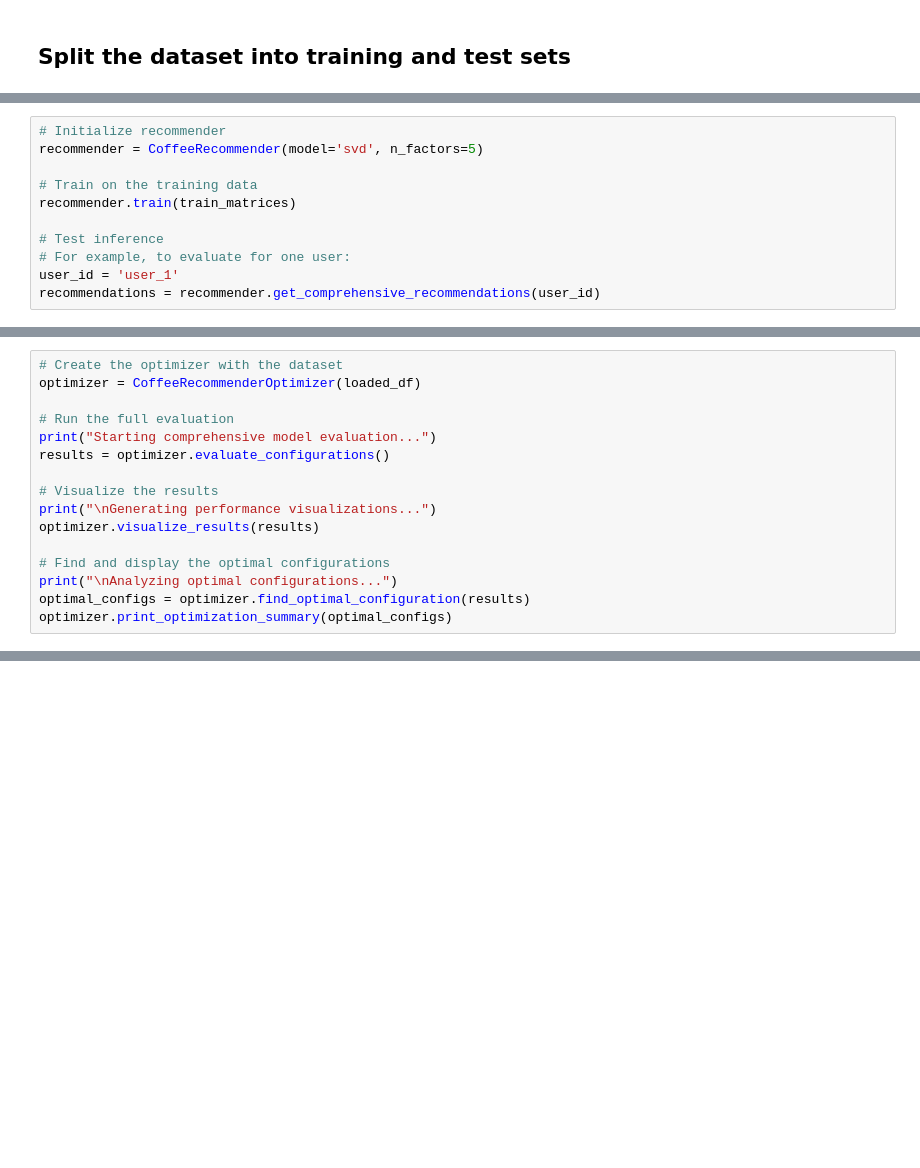
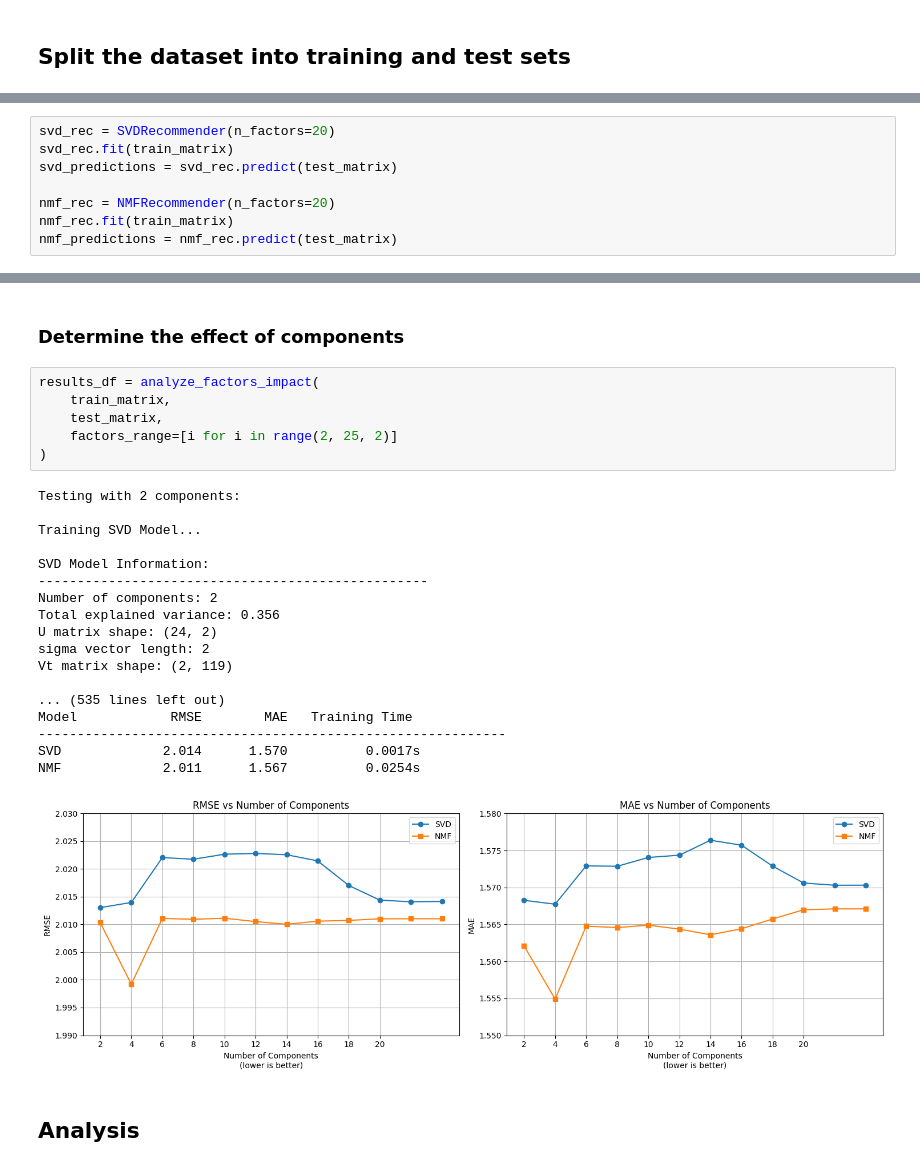
Before and after one commit to lendl-uy/ai201, a Jupyter notebook: mini_project/recommender.ipynb, the cells around one changed output, grey strips where cells are left out. Cells and saved outputs as stored; diff of their text form; blank space fills up the shorter version.

```diff
--- a/mini_project/recommender.ipynb
+++ b/mini_project/recommender.ipynb
@@ -396,11 +131,0 @@ class CoffeeRecommender:
-# %%
-# Initialize recommender
-recommender = CoffeeRecommender(model='svd', n_factors=5)
-
-# Train on the training data
-recommender.train(train_matrices)
-
-# Test inference
-# For example, to evaluate for one user:
-user_id = 'user_1'
-recommendations = recommender.get_comprehensive_recommendations(user_id)
@@ -736,16 +131,0 @@ class CoffeeRecommenderOptimizer:
-# %%
-# Create the optimizer with the dataset
-optimizer = CoffeeRecommenderOptimizer(loaded_df)
-
-# Run the full evaluation
-print("Starting comprehensive model evaluation...")
-results = optimizer.evaluate_configurations()
-
-# Visualize the results
-print("\nGenerating performance visualizations...")
-optimizer.visualize_results(results)
-
-# Find and display the optimal configurations
-print("\nAnalyzing optimal configurations...")
-optimal_configs = optimizer.find_optimal_configuration(results)
-optimizer.print_optimization_summary(optimal_configs)
@@ -789,0 +551,8 @@ Performance:
+# %%
+svd_rec = SVDRecommender(n_factors=20)
+svd_rec.fit(train_matrix)
+svd_predictions = svd_rec.predict(test_matrix)
+
+nmf_rec = NMFRecommender(n_factors=20)
+nmf_rec.fit(train_matrix)
+nmf_predictions = nmf_rec.predict(test_matrix)
@@ -789,0 +574,29 @@ Performance:
+# %% [markdown]
+### Determine the effect of components
+# %%
+results_df = analyze_factors_impact(
+    train_matrix,
+    test_matrix,
+    factors_range=[i for i in range(2, 25, 2)]
+)
+# %% [output]
+Testing with 2 components:
+
+Training SVD Model...
+
+SVD Model Information:
+--------------------------------------------------
+Number of components: 2
+Total explained variance: 0.356
+U matrix shape: (24, 2)
+sigma vector length: 2
+Vt matrix shape: (2, 119)
+
+... (535 lines left out)
+Model            RMSE        MAE   Training Time
+------------------------------------------------------------
+SVD             2.014      1.570          0.0017s
+NMF             2.011      1.567          0.0254s
+[figure, added]
+# %% [markdown]
+## Analysis
```
Also changed, not shown: parts of 36 cells of this notebook, 7 other files.
